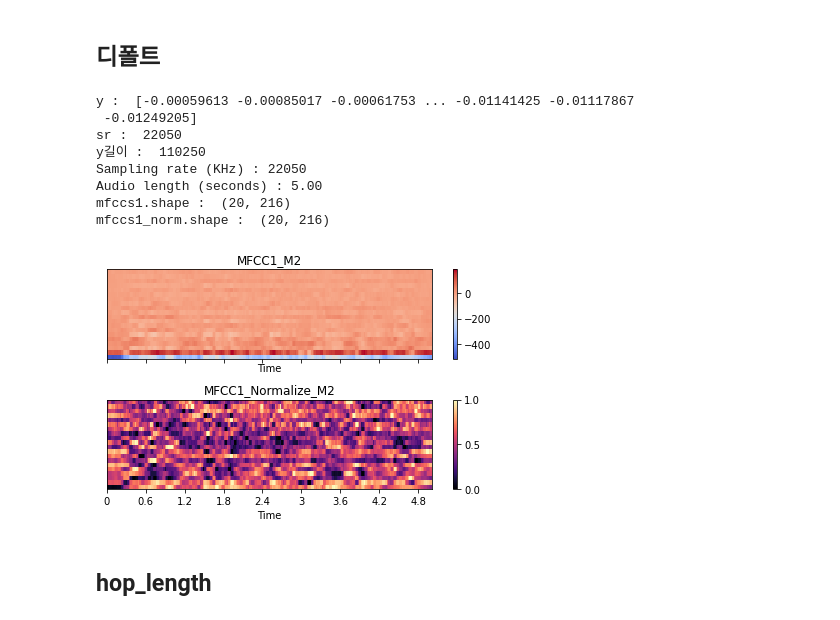
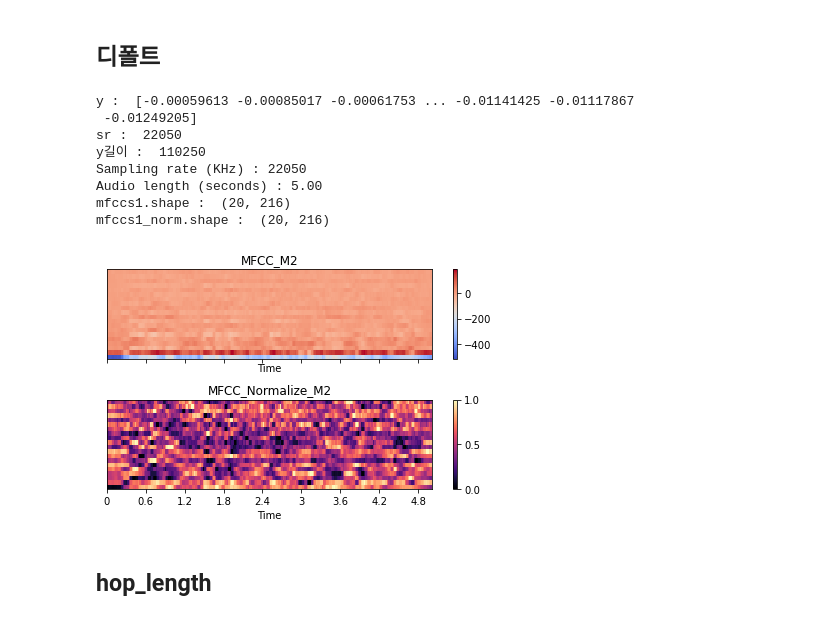
Before and after one commit to zashin-AI/hyunmin, a Jupyter notebook: librosa/librosa_mfcc_m2.ipynb, the cells around one changed output. Saved outputs shown, nothing was run; the diff lists cells and outputs as text; code cells hidden in the pictures.

```diff
--- a/librosa/librosa_mfcc_m2.ipynb
+++ b/librosa/librosa_mfcc_m2.ipynb
@@ -59,36 +59,36 @@ print("sr : ", sr)
 print("y길이 : ", len(y))
 print("Sampling rate (KHz) : %d" % sr)
 print("Audio length (seconds) : %.2f" % (len(y) / sr))
 print("mfccs1.shape : ", mfccs1.shape)
 print("mfccs1_norm.shape : ", mfccs1_norm.shape)
 
 # Graph
 import matplotlib.pyplot as plt
 import librosa.display
 
 # plt.figure(figsize=(100, 16))
 fig, ax = plt.subplots(nrows=2, sharex=True, sharey=True)
 
 img1 = librosa.display.specshow(mfccs1, x_axis='time', ax=ax[0])    # default MFCCs
-ax[0].set(title='MFCC1_M2')
+ax[0].set(title='MFCC_M2')
 fig.colorbar(img1, ax=ax[0])
 
 img2 = librosa.display.specshow(mfccs1_norm, x_axis='time', ax=ax[1])   # default + normalize MFCCs
-ax[1].set(title='MFCC1_Normalize_M2')
+ax[1].set(title='MFCC_Normalize_M2')
 fig.colorbar(img2, ax=ax[1])
 
 plt.tight_layout()
 plt.show()
 # %% [output]
 y :  [-0.00059613 -0.00085017 -0.00061753 ... -0.01141425 -0.01117867
  -0.01249205]
 sr :  22050
 y길이 :  110250
 Sampling rate (KHz) : 22050
 Audio length (seconds) : 5.00
 mfccs1.shape :  (20, 216)
 mfccs1_norm.shape :  (20, 216)
-[figure, old version]
+[figure, new version]
 # %% [markdown]
 ## hop_length
 # %%
```
Also changed, not shown: 7 other files.
